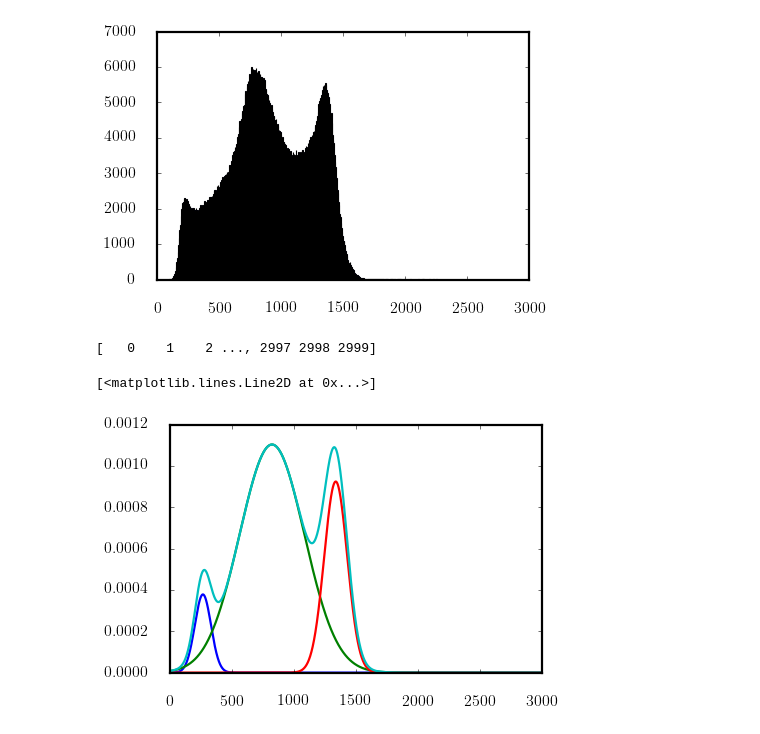
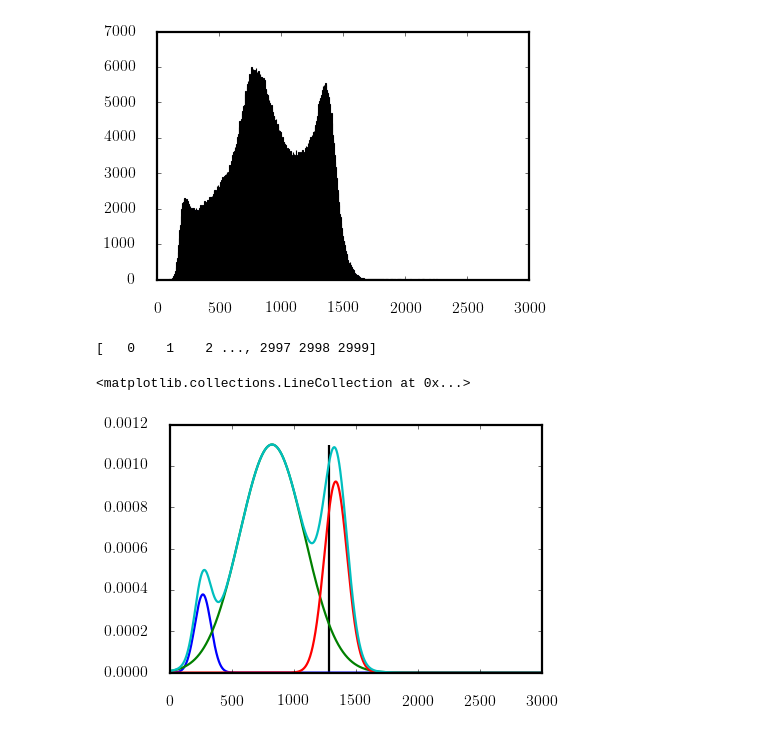
Before and after one commit to enucatl-phd/machine-learning-aging-brains, a Jupyter notebook: local_postprocessing/show_dataset.ipynb, the cells around one changed output. Saved outputs shown, nothing was run; the diff lists cells and outputs as text; code cells hidden in the pictures.

```diff
--- a/local_postprocessing/show_dataset.ipynb
+++ b/local_postprocessing/show_dataset.ipynb
@@ -44,18 +46,20 @@ plt.vlines(gm.means_, ymin=0, ymax=np.max(histogram[:, 1]))
 # %%
 weights = np.array([0.0620489, 0.722237, 0.215714])
 means = np.array([268.8299584, 825.967384, 1339.920449])
 sds = np.array([65.4319413, 261.051618, 93.081572])
 
 pdfs = [scipy.stats.norm(loc=mean, scale=sd) for mean, sd in zip(means, sds)]
 
 plt.figure()
 x = np.arange(0, 3000, 1)
 print(x)
 plt.plot(x, weights[0]*pdfs[0].pdf(x))
 plt.plot(x, weights[1]*pdfs[1].pdf(x))
 plt.plot(x, weights[2]*pdfs[2].pdf(x))
-plt.plot(x, weights[0]*pdfs[0].pdf(x) + weights[1]*pdfs[1].pdf(x) +weights[2]*pdfs[2].pdf(x))
+plt.plot(x, weights[0]*pdfs[0].pdf(x) + weights[1]*pdfs[1].pdf(x) + weights[2]*pdfs[2].pdf(x))
+gm_wm_threshold = x[np.argmax(weights[2]*pdfs[2].pdf(x) / weights[1]*pdfs[1].pdf(x))]
+plt.vlines(gm_wm_threshold, ymin=0, ymax=np.max(weights[1] * pdfs[1].pdf(x)))
 # %% [output]
 [   0    1    2 ..., 2997 2998 2999]
-[<matplotlib.lines.Line2D at 0x...>]
+<matplotlib.collections.LineCollection at 0x...>
-[figure, old version]
+[figure, new version]
```
Also changed, not shown: parts of 4 cells of this notebook.
